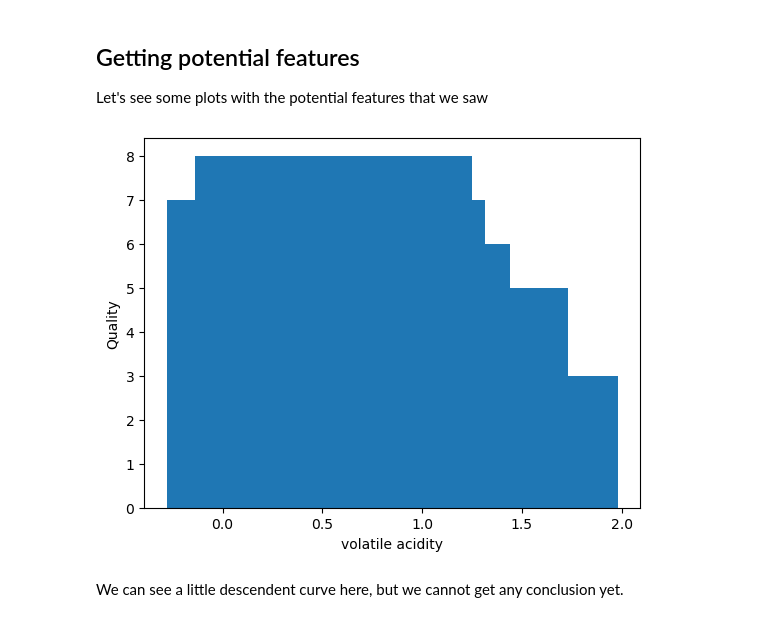
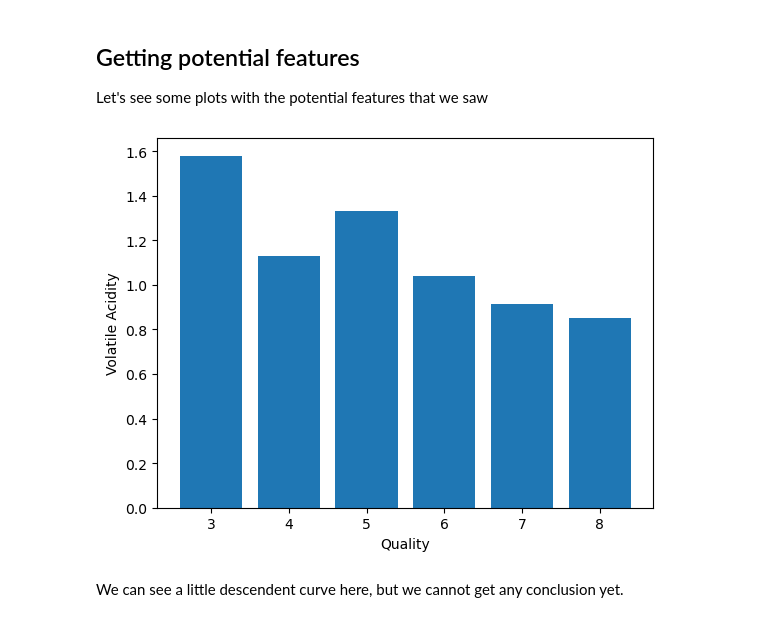
Before and after one commit to EsdrasLimaSilva/wine-quality, a Jupyter notebook: wine-notebook.ipynb, the cells around one changed output. Cells and saved outputs as stored; diff of their text form; code cells hidden in the pictures.

```diff
--- a/wine-notebook.ipynb
+++ b/wine-notebook.ipynb
@@ -123,0 +107,4 @@ plt.show()
+# %%
+# dropping all duplicated
+df.drop_duplicates(inplace=True)
+df.duplicated().sum()
@@ -130,10 +119,10 @@ Let's see some plots with the potential features that we saw
 # %%
 # seeing volatile acidity
 fig, ax = plt.subplots()
-ax.bar(df["volatile acidity"], df["quality"])
-ax.set(xlabel="volatile acidity", ylabel="Quality")
+ax.bar(df["quality"], df["volatile acidity"])
+ax.set(xlabel="Quality", ylabel="Volatile Acidity")
 plt.show()
 # %% [output]
-[figure, old version]
+[figure, new version]
 # %% [markdown]
 We can see a little descendent curve here, but we cannot get any conclusion yet.
```
Also changed, not shown: parts of 24 cells of this notebook.
